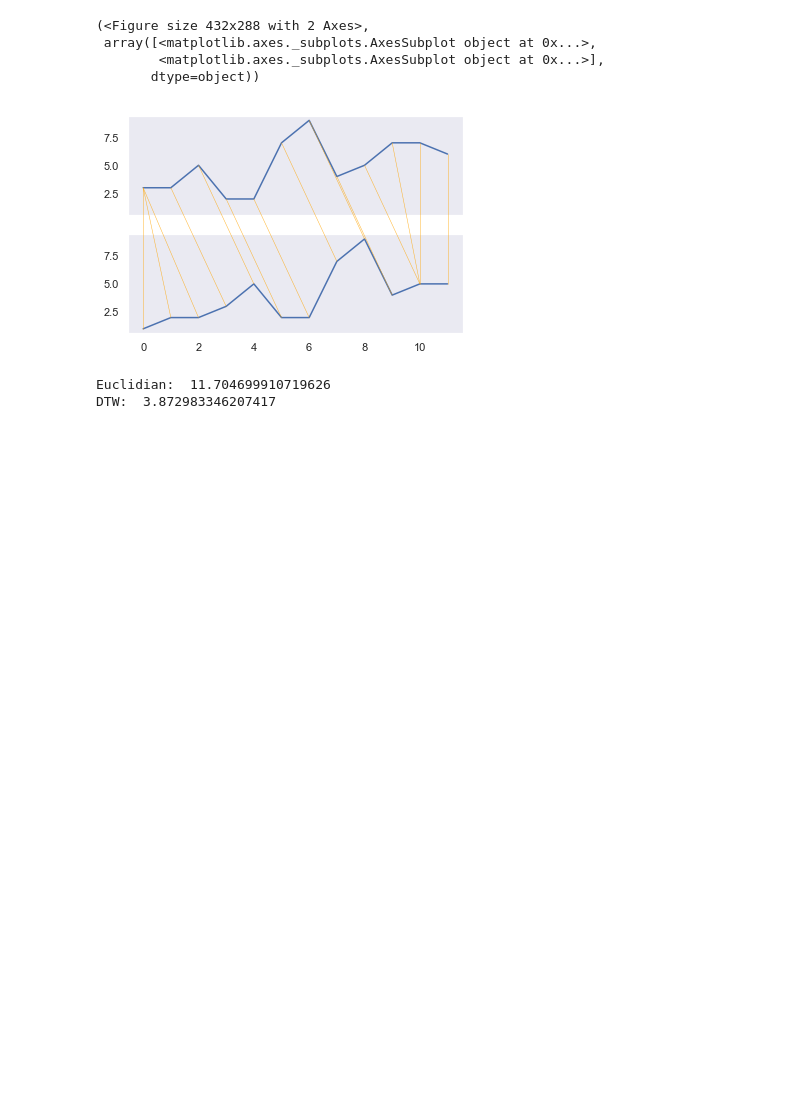
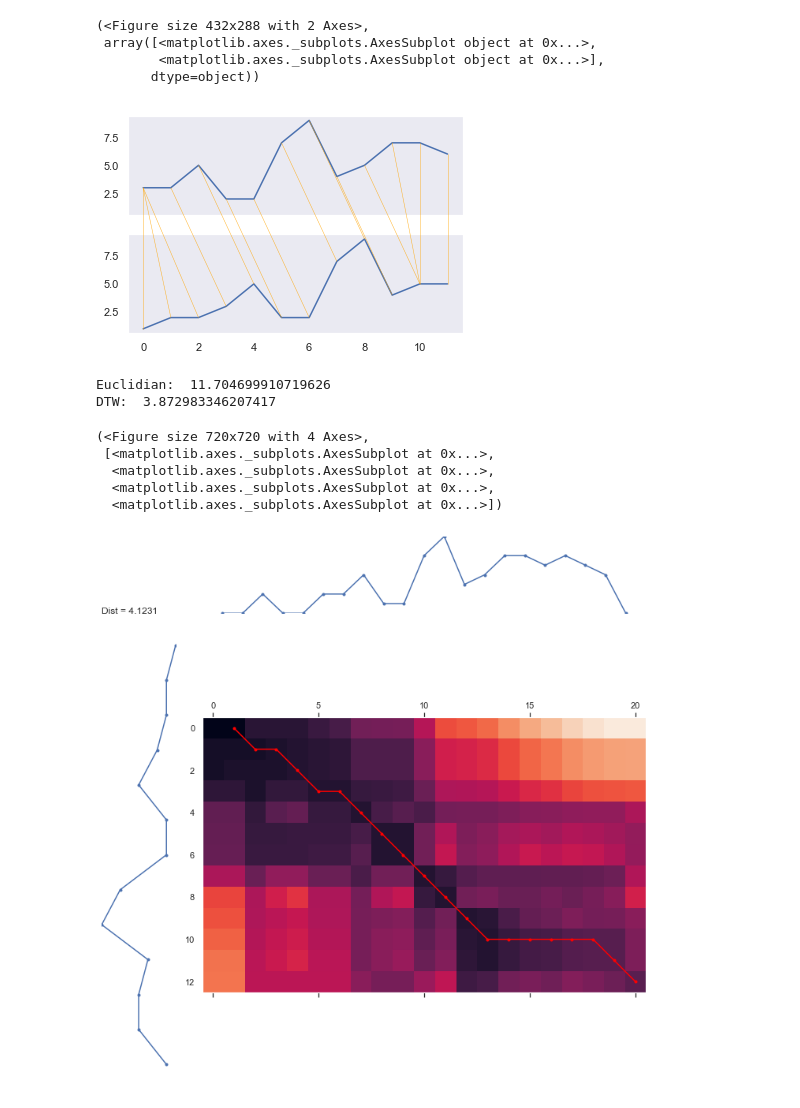
Before and after one commit to zinyosrim/time-series-preprocessing, a Jupyter notebook: time_series_preprocessing.ipynb, the cells around one changed output. Cells and saved outputs as stored; diff of their text form; code cells hidden in the pictures; blank space fills up the shorter version.

Commit message:
dynamic time warping added

```diff
--- a/time_series_preprocessing.ipynb
+++ b/time_series_preprocessing.ipynb
@@ -204,3 +204,21 @@ print('Euclidian: ', distance.euclidean(ts1, ts2), '\nDTW: ', dtw.distance(ts2,
 # %% [output]
 Euclidian:  11.704699910719626
 DTW:  3.872983346207417
+# %%
+from dtaidistance import dtw
+from dtaidistance import dtw_visualisation as dtwvis
+import numpy as np
+ts1 = np.array([1, 2, 2, 3, 5, 2, 2, 7, 9, 4, 5, 5,2])
+ts2 = np.array([1,1,3,1,1,3, 3, 5, 2, 2, 7, 9, 4, 5, 7, 7, 6, 7, 6, 5, 1])
+s1 = ts1
+s2 = ts2
+d, paths = dtw.warping_paths(s1, s2, window=25, psi=2)
+best_path = dtw.best_path(paths)
+dtwvis.plot_warpingpaths(s1, s2, paths, best_path)
+# %% [output]
+(<Figure size 720x720 with 4 Axes>,
+ [<matplotlib.axes._subplots.AxesSubplot at 0x...>,
+  <matplotlib.axes._subplots.AxesSubplot at 0x...>,
+  <matplotlib.axes._subplots.AxesSubplot at 0x...>,
+  <matplotlib.axes._subplots.AxesSubplot at 0x...>])
+[figure, added]
```
Also changed, not shown: parts of 1 cell of this notebook.
